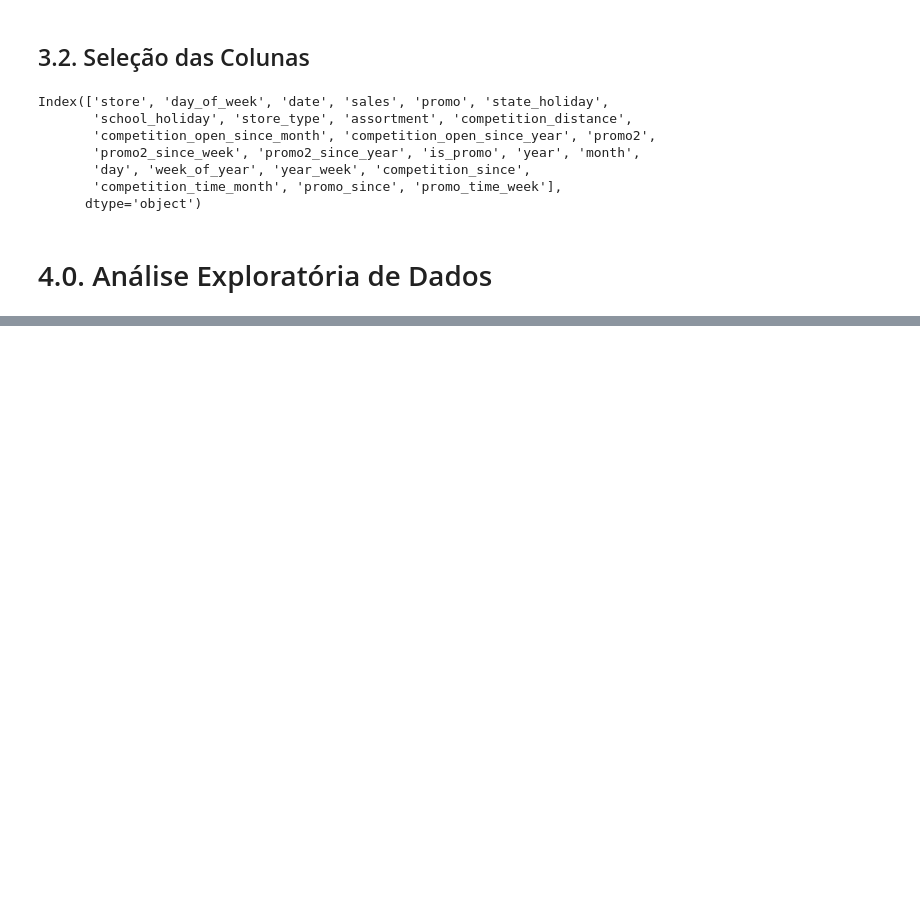
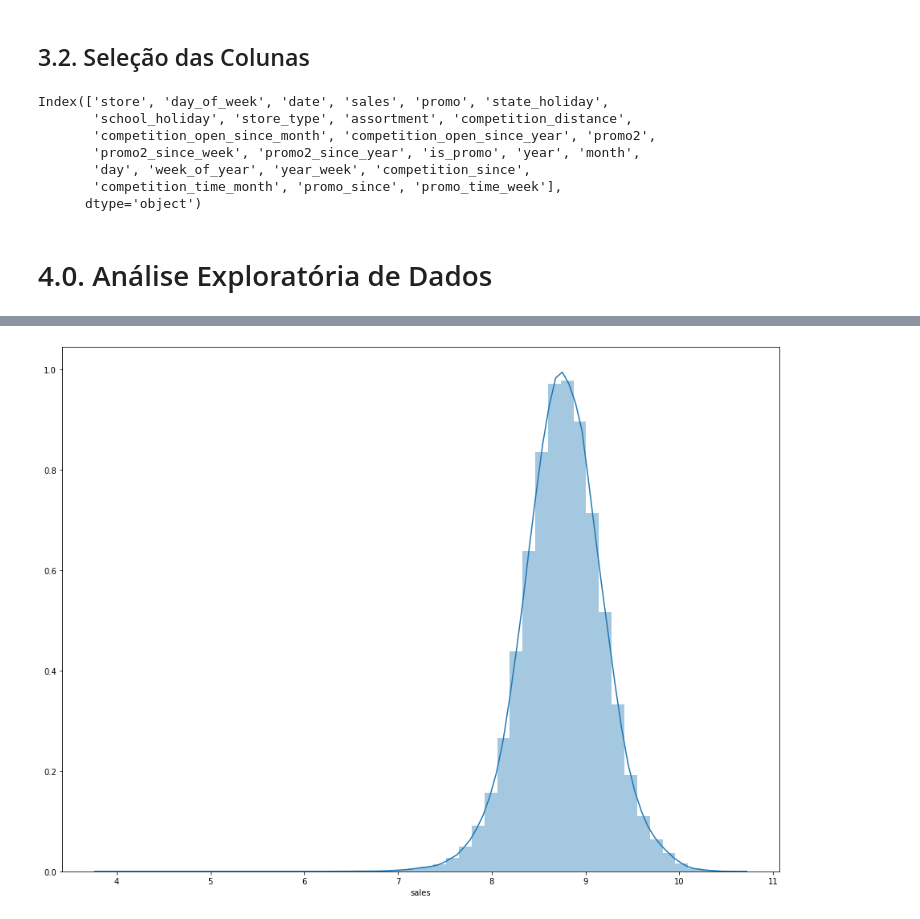
Before and after one commit to IsraelGuastalle/ds_producao, a Jupyter notebook: m02_v01_store_sales_prediction.ipynb, the cells around one changed output, grey strips where cells are left out. Saved outputs shown, nothing was run; the diff lists cells and outputs as text; code cells hidden in the pictures; blank space fills up the shorter version.

```diff
--- a/m02_v01_store_sales_prediction.ipynb
+++ b/m02_v01_store_sales_prediction.ipynb
@@ -773,0 +814,10 @@ Os 3 objetivos da EDA:
+# %%
+# Veja abaixo um exemplo de trsanformação de normal que é multiplicar todos os valores de vendas pelo log
+# Tecnica muito usada de transformação
+# Aqui está mais próxima de uma normal
+# Mas utilizaremos a nossa sem nenhuma técnica (gráfico anterior)
+
+ax = sns.distplot( np.log1p( df4['sales'] ))
+ax.figure.set_size_inches(16,12)
+# %% [output]
+[figure, added]
```
Also changed, not shown: parts of 13 cells of this notebook.
